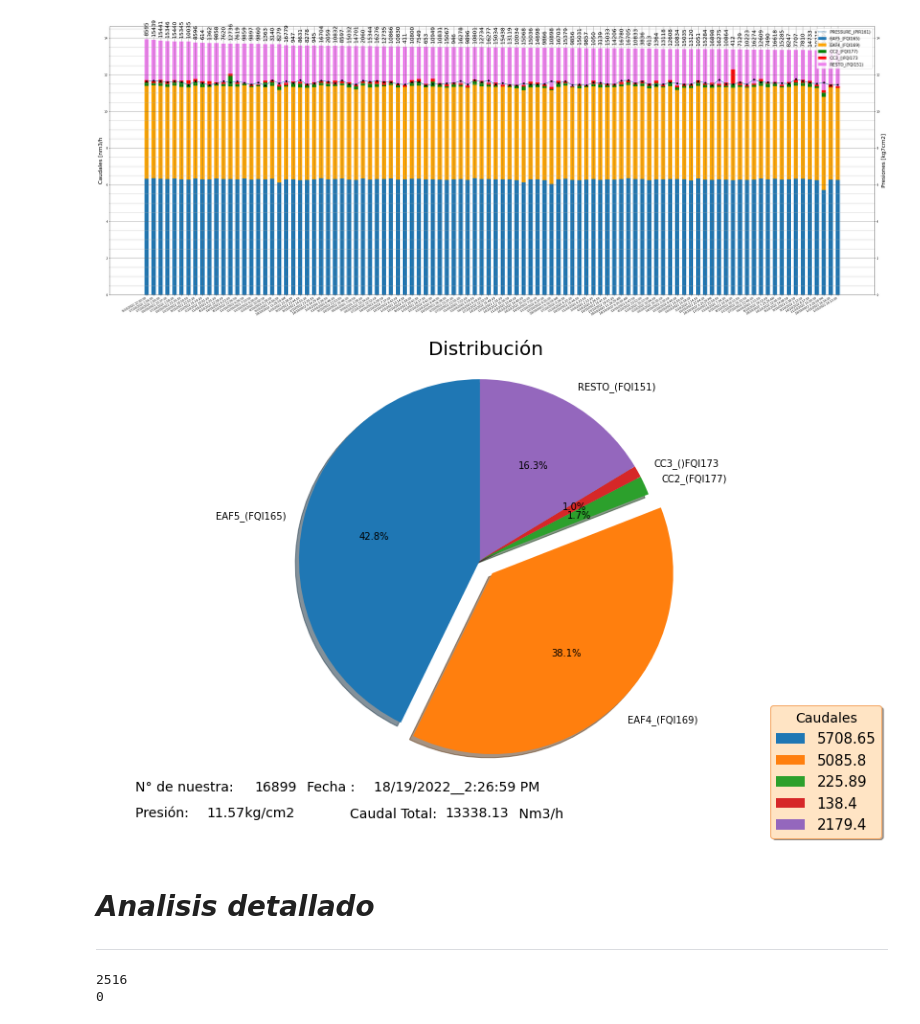
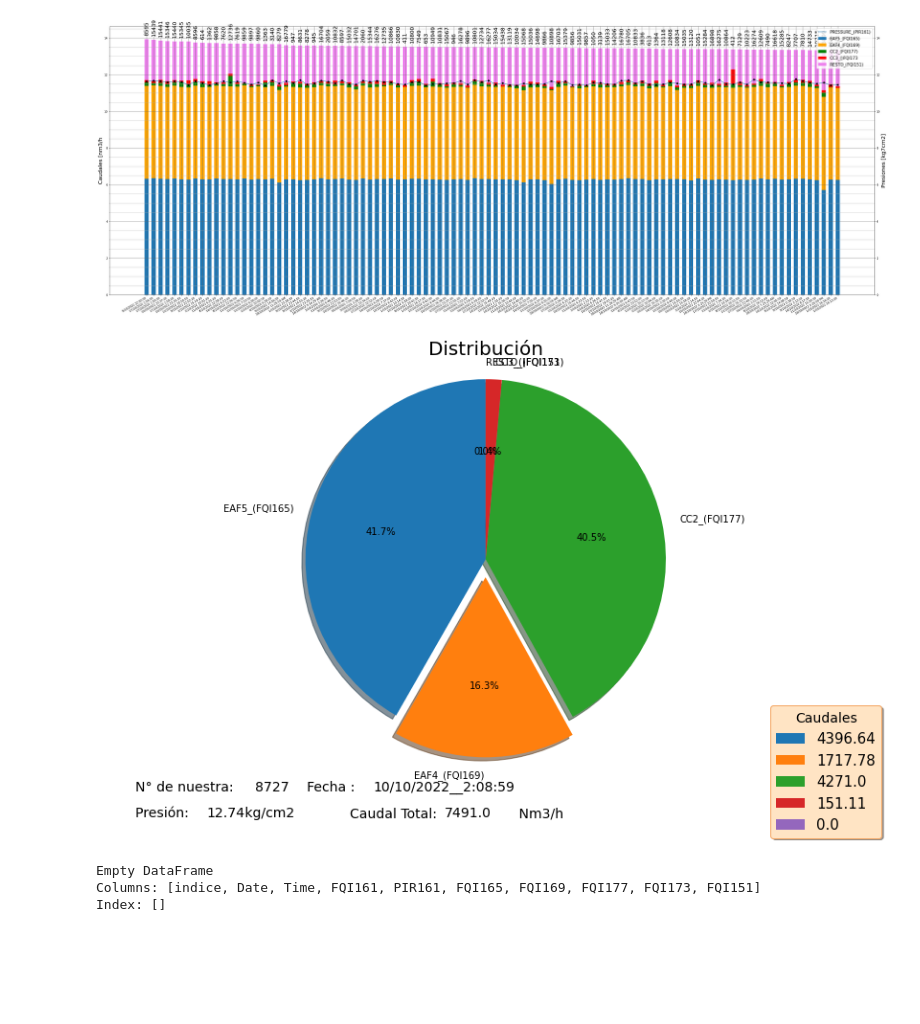
Before and after one commit to JuanCappelletti/Consteel_H06, a Jupyter notebook: ensayo.ipynb, the cells around one changed output. Cells and saved outputs as stored; diff of their text form; code cells hidden in the pictures; blank space fills up the shorter version.

```diff
--- a/ensayo.ipynb
+++ b/ensayo.ipynb
@@ -224,12 +235,12 @@ def PIE(c,T):
 # Pie chart, where the slices will be ordered and plotted counter-clockwise:
  labels = 'EAF5_(FQI165)', 'EAF4_(FQI169)', 'CC2_(FQI177)', 'CC3_()FQI173','RESTO_(FQI151)'
  x=(c-1)
- a= (df.loc[x]['FQI165'])*(100/(df.loc[x]['FQI161']))
- b= (df.loc[x]['FQI169'])*(100/(df.loc[x]['FQI161']))
- c= (df.loc[x]['FQI177'])*(100/(df.loc[x]['FQI161']))
- d= (df.loc[x]['FQI173'])*(100/(df.loc[x]['FQI161']))
- e= (df.loc[x]['FQI151'])*(100/(df.loc[x]['FQI161']))
- j= (df.loc[x]['Date']).replace('/','')
+ a= (dfx.loc[x]['FQI165'])*(100/(dfx.loc[x]['FQI161']))
+ b= (dfx.loc[x]['FQI169'])*(100/(dfx.loc[x]['FQI161']))
+ c= (dfx.loc[x]['FQI177'])*(100/(dfx.loc[x]['FQI161']))
+ d= (dfx.loc[x]['FQI173'])*(100/(dfx.loc[x]['FQI161']))
+ e= (dfx.loc[x]['FQI151'])*(100/(dfx.loc[x]['FQI161']))
+ j= (dfx.loc[x]['Date']).replace('/','')
  y='Pie_M'+str(Item)+"_"+j+".jpg"
  sizes = [a,b,c,d,e]
  explode = (0, 0.1, 0, 0,0)  # only "explode" the 2nd slice (i.e. 'Hogs')
@@ -241,11 +252,11 @@ def PIE(c,T):
 
  plt.title("Distribución",fontsize=20)
 
- fig4.legend([str(df.loc[x]['FQI165']),
-              str(df.loc[x]['FQI169']),
-              str(df.loc[x]['FQI177']),
-              str(df.loc[x]['FQI173']),
-              str(df.loc[x]['FQI151'])],
+ fig4.legend([str(dfx.loc[x]['FQI165']),
+              str(dfx.loc[x]['FQI169']),
+              str(dfx.loc[x]['FQI177']),
+              str(dfx.loc[x]['FQI173']),
+              str(dfx.loc[x]['FQI151'])],
               loc='lower right',
               fontsize=15,
               shadow=True,
@@ -300,44 +311,38 @@ def PIE(c,T):
  ax4.annotate(str(df.loc[x]['FQI161']),
             xy=(1, 1),
             xytext=(0.44, 0.05),    # fraction, fraction
             textcoords='figure fraction',
             arrowprops=None,
             horizontalalignment='left',
             verticalalignment='bottom',
             fontsize=14)
 
  ax4.annotate(str(df.loc[x]['Date'])+'__'+str(df.loc[x]['Time']),
             xy=(1, 1),
             xytext=(0.35, 0.1),    # fraction, fraction
             textcoords='figure fraction',
             arrowprops=None,
             horizontalalignment='left',
             verticalalignment='bottom',
             fontsize=14)
 
  if Exp==1:
    fig4.savefig(y)
  plt.show()
 
 
 #####################################################
 
-Item = 16899 #@param {type:"number"}
+Item = 8727 #@param {type:"number"}
 Exp = False #@param {type:"boolean"}
 
 
 PIE(Item,Muestra)
 # %% [output]
-[figure, old version]
+[figure, new version]
-# %% [markdown]
-# ***Analisis detallado***
----
-# %%
-#EAF5=sum(df.FQI165)/((len(df.FQI165))-(df['FQI165'] == 0).sum())
-print((df['FQI165'] >= 5700).sum())
-print((df['FQI169'] >= 5700).sum())
-##print(EAF5)
-#df.FQI165.describe()
-# %% [output]
-2516
-0
+# %%
+print(dfx.loc[dfx['FQI151']==3700.36])
+# %% [output]
+Empty DataFrame
+Columns: [indice, Date, Time, FQI161, PIR161, FQI165, FQI169, FQI177, FQI173, FQI151]
+Index: []
```
Also changed, not shown: parts of 3 cells of this notebook.
